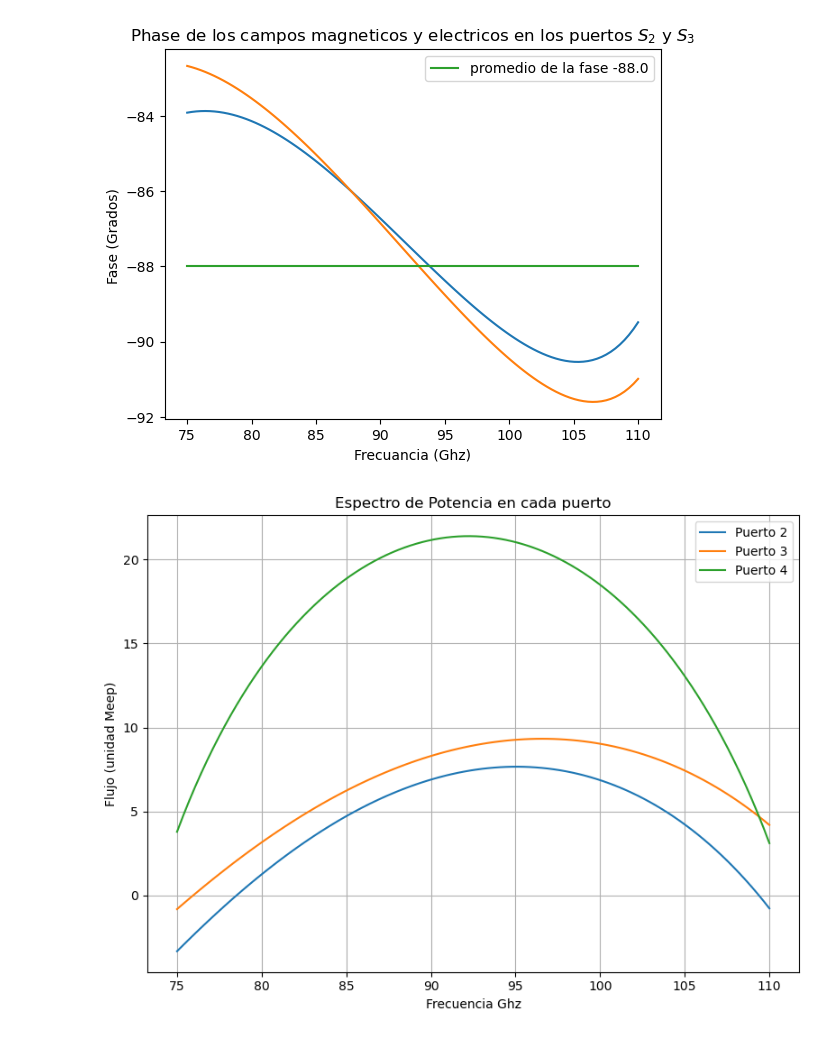
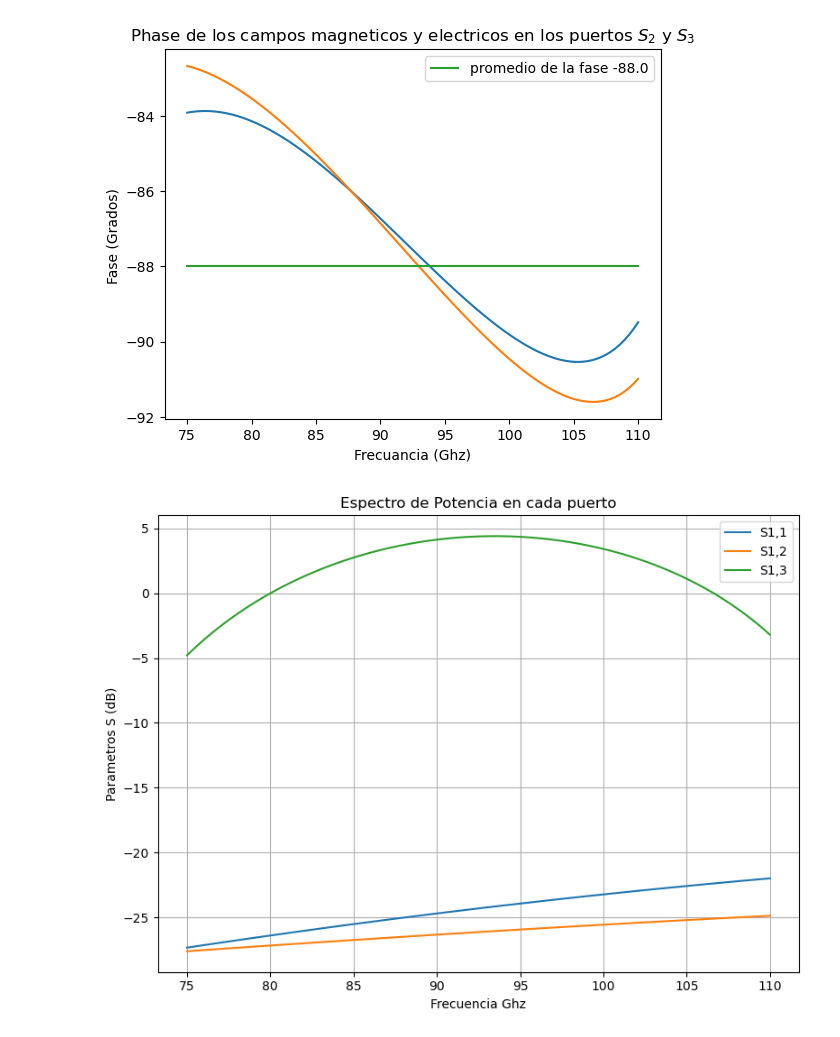
Before and after one commit to olopezace/optimizacion, a Jupyter notebook: geometriaHibrido.ipynb, the cells around one changed output. Drawn from its saved outputs; the diff is of its cells as text; code cells hidden in the pictures.

```diff
--- a/geometriaHibrido.ipynb
+++ b/geometriaHibrido.ipynb
@@ -39,11 +39,28 @@ df = (fminima - fmaxima)
 nfreq = 100
 # %%
 # Fuente ubicada en uno de los extremos de la región
+k_point = mp.Vector3( fcentral, 0 , 0) # numero de onda en una onda plana, se distribuye en el eje X
+direction = mp.AUTOMATIC
+eig_parity = mp.EVEN_Y + mp.ODD_Z
+symmetries = [mp.Mirror(mp.Y)]
+eig_vol = None
 
+sources1 = [
+    mp.EigenModeSource(
+        src=mp.ContinuousSource(frequency=fcentral, fwidth = df),
+        size=(0, b,a),
+        center=mp.Vector3(-L/2+0.5,(b+d)/2,  0),
+        direction=direction,
+        eig_kpoint=k_point,
+        eig_band=1,
+        eig_parity=eig_parity,
+        eig_vol=eig_vol
+    )
+]
 
-sources = [
+sources2 = [
     mp.Source(
-        mp.ContinuousSource(frequency=fcentral, fwidth = df), component=mp. Hz,size=(0, b,a) ,center=mp.Vector3(-L/2,(b+d)/2,  0),
+        mp.ContinuousSource(frequency=fcentral, fwidth = df), component=mp. Hz,size=(0, b,a) ,center=mp.Vector3(-L/2+0.1,(b+d)/2,  0),
     )
 ]
 
@@ -51,7 +68,7 @@ sources = [
 
 # lista de posiciones o regiones donde pones monitores
 regions = [
-    mp.FluxRegion(center=mp.Vector3(  L/2, (b+d)/2, 0), size=mp.Vector3 (0, b, a)),
-    mp.FluxRegion(center=mp.Vector3(  L/2, -(b+d)/2, 0), size=mp.Vector3 (0, b, a)),
+    mp.FluxRegion(center=mp.Vector3(  L/2-0.1, (b+d)/2, 0), size=mp.Vector3 (0, b, a)),
+    mp.FluxRegion(center=mp.Vector3(  L/2-0.1, -(b+d)/2, 0), size=mp.Vector3 (0, b, a)),
     mp.FluxRegion(center=mp.Vector3(  -L/2+0.5, (b+d)/2, 0), size=mp.Vector3 (0, b, a)),
 ]
@@ -125,15 +140,24 @@ def geometria(a,b,c,L,d,h,n):
 
 geometry = geometria(a,b,c,L,d,h,n)
 # %%
+
+
+
+# Configuración de la simulación
 sim = mp.Simulation(
     cell_size=mp.Vector3(cell_x, cell_y, cell_z),
     geometry=geometry,
     boundary_layers=[mp.PML(0.5)],
-    sources=sources,
+    sources=sources2,
     resolution=resolution,
-    k_point=k_point,
+    #k_point=k_point,
     #symmetries=symmetries
 )
+
+# agregando monitores de flujo
+flux_monitors = []
+for reg in regions:
+    flux_monitors.append( sim.add_flux(fcentral, df, nfreq, reg) )
 # %%
 def draw_block(ax, center, size, color='gray', alpha=0.5):
     cx, cy, cz = center.x, center.y, center.z
@@ -306,23 +335,25 @@ plt.ylabel("Fase (Grados) ");
 # %%
 
 # --- EXTRAEMOS Y PLOTAMOS FLUJO VS LONGITUD DE ONDA ---
 # obtenemos las frecuencias de muestreo
 freqs = mp.get_flux_freqs(flux_monitors[0])
 
 # recogemos los flujos de cada monitor
 flux_data = np.array([ mp.get_fluxes(fm) for fm in flux_monitors ]) # dato a usar en la optimización
 
+
+
 plt.figure(figsize=(8,6))
 for i, flux in enumerate(flux_data):
-    plt.plot(np.array(freqs)*300, 20*np.log10(flux), label=f'Puerto {2+i}')
+    plt.plot(np.array(freqs)*300, 10*np.log10(flux), label=f'S1,{1+i}')
 #plt.plot(np.array(freqs)*300, 20*np.log10(flux_data[1]), label=f'Puerto 1')
 plt.xlabel('Frecuencia Ghz')
-plt.ylabel('Flujo (unidad Meep)')
+plt.ylabel('Parametros S (dB)')
 plt.title('Espectro de Potencia en cada puerto')
 plt.legend()
 plt.gca()  # opcional: λ creciente a la izquierda
 plt.grid(True)
 plt.tight_layout()
 plt.show()
 # %% [output]
-[figure, old version]
+[figure, new version]
```
Also changed, not shown: parts of 7 cells of this notebook, 1 other file.
